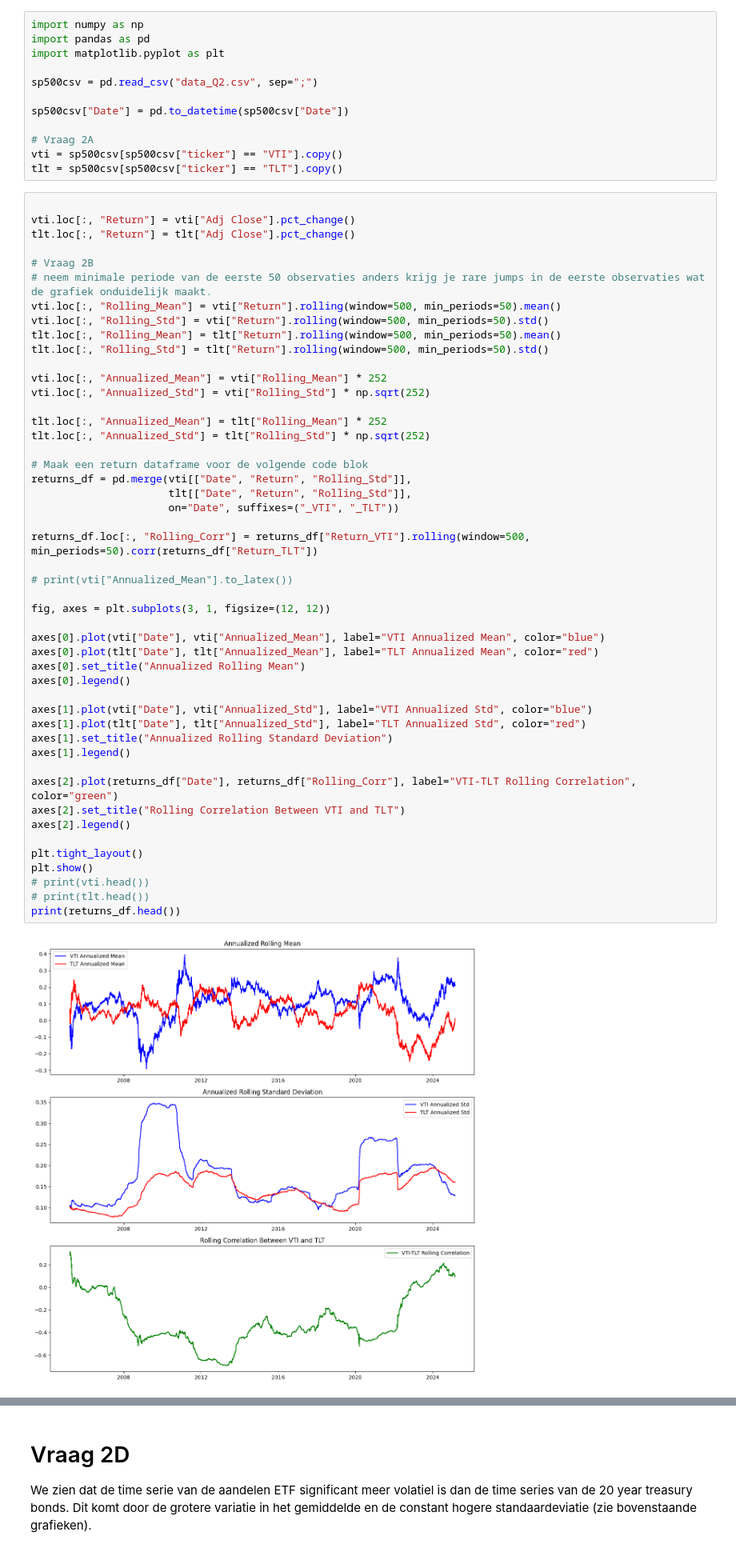
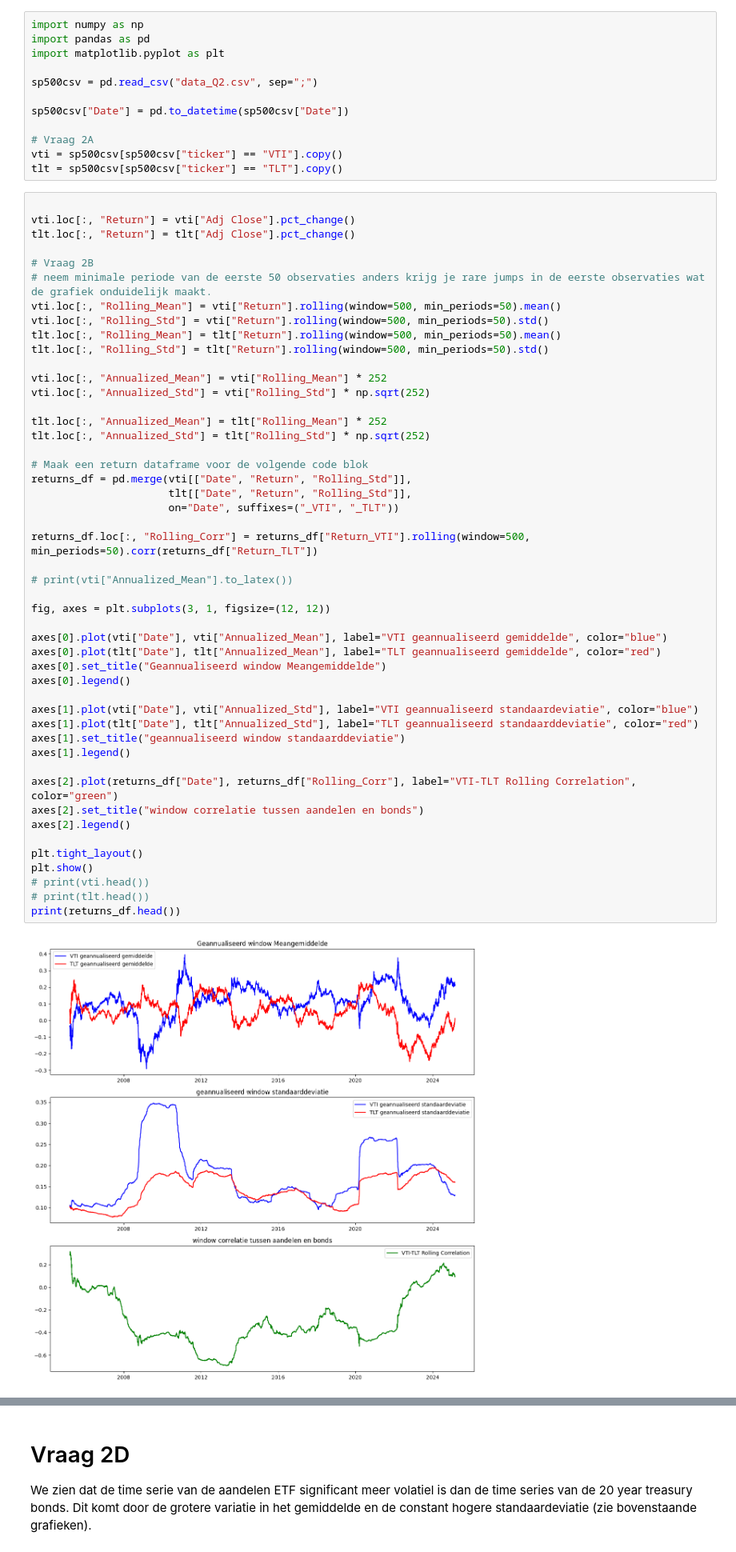
Before and after one commit to RensG2005/seminarfinance, a Jupyter notebook: index.ipynb, the cells around one changed output, grey strips where cells are left out. Shown at 80% size. Drawn from its saved outputs; the diff is of its cells as text.

```diff
--- a/index.ipynb
+++ b/index.ipynb
@@ -25,41 +25,41 @@ tlt.loc[:, "Rolling_Std"] = tlt["Return"].rolling(window=500, min_periods=50).st
 vti.loc[:, "Annualized_Mean"] = vti["Rolling_Mean"] * 252
 vti.loc[:, "Annualized_Std"] = vti["Rolling_Std"] * np.sqrt(252)
 
 tlt.loc[:, "Annualized_Mean"] = tlt["Rolling_Mean"] * 252
 tlt.loc[:, "Annualized_Std"] = tlt["Rolling_Std"] * np.sqrt(252)
 
 # Maak een return dataframe voor de volgende code blok
 returns_df = pd.merge(vti[["Date", "Return", "Rolling_Std"]],
                       tlt[["Date", "Return", "Rolling_Std"]],
                       on="Date", suffixes=("_VTI", "_TLT"))
 
 returns_df.loc[:, "Rolling_Corr"] = returns_df["Return_VTI"].rolling(window=500, min_periods=50).corr(returns_df["Return_TLT"])
 
 # print(vti["Annualized_Mean"].to_latex())
 
 fig, axes = plt.subplots(3, 1, figsize=(12, 12))
 
-axes[0].plot(vti["Date"], vti["Annualized_Mean"], label="VTI Annualized Mean", color="blue")
-axes[0].plot(tlt["Date"], tlt["Annualized_Mean"], label="TLT Annualized Mean", color="red")
-axes[0].set_title("Annualized Rolling Mean")
+axes[0].plot(vti["Date"], vti["Annualized_Mean"], label="VTI geannualiseerd gemiddelde", color="blue")
+axes[0].plot(tlt["Date"], tlt["Annualized_Mean"], label="TLT geannualiseerd gemiddelde", color="red")
+axes[0].set_title("Geannualiseerd window Meangemiddelde")
 axes[0].legend()
 
-axes[1].plot(vti["Date"], vti["Annualized_Std"], label="VTI Annualized Std", color="blue")
-axes[1].plot(tlt["Date"], tlt["Annualized_Std"], label="TLT Annualized Std", color="red")
-axes[1].set_title("Annualized Rolling Standard Deviation")
+axes[1].plot(vti["Date"], vti["Annualized_Std"], label="VTI geannualiseerd standaardeviatie", color="blue")
+axes[1].plot(tlt["Date"], tlt["Annualized_Std"], label="TLT geannualiseerd standaarddeviatie", color="red")
+axes[1].set_title("geannualiseerd window standaarddeviatie")
 axes[1].legend()
 
 axes[2].plot(returns_df["Date"], returns_df["Rolling_Corr"], label="VTI-TLT Rolling Correlation", color="green")
-axes[2].set_title("Rolling Correlation Between VTI and TLT")
+axes[2].set_title("window correlatie tussen aandelen en bonds")
 axes[2].legend()
 
 plt.tight_layout()
 plt.show()
 # print(vti.head())
 # print(tlt.head())
 print(returns_df.head())
 # %% [output]
-[figure, old version]
+[figure, new version]
         Date  Return_VTI  Rolling_Std_VTI  Return_TLT  Rolling_Std_TLT  \
 0 2005-01-03         NaN              NaN         NaN              NaN
 1 2005-01-04   -0.013311              NaN   -0.010480              NaN
```
Also changed, not shown: parts of 1 cell of this notebook, 1 other file.
